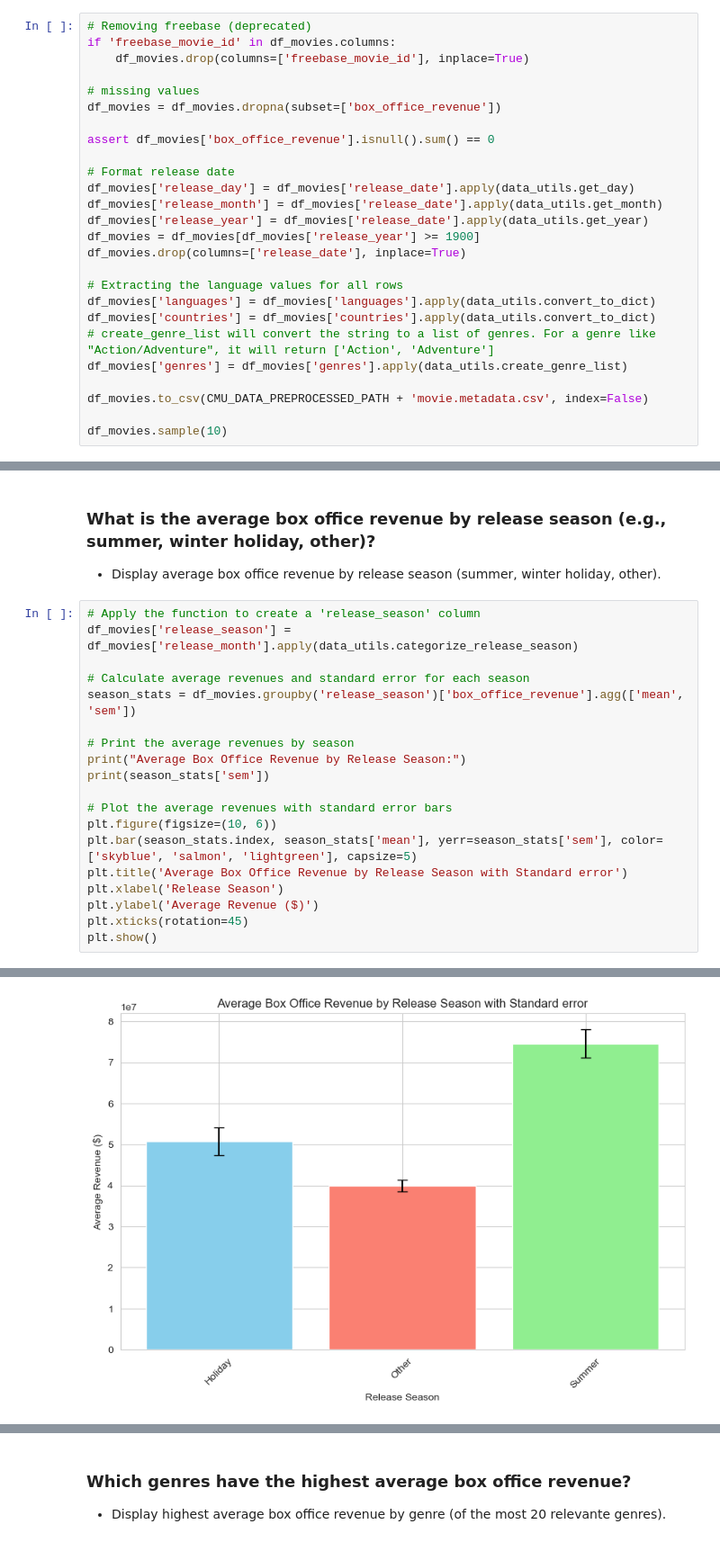
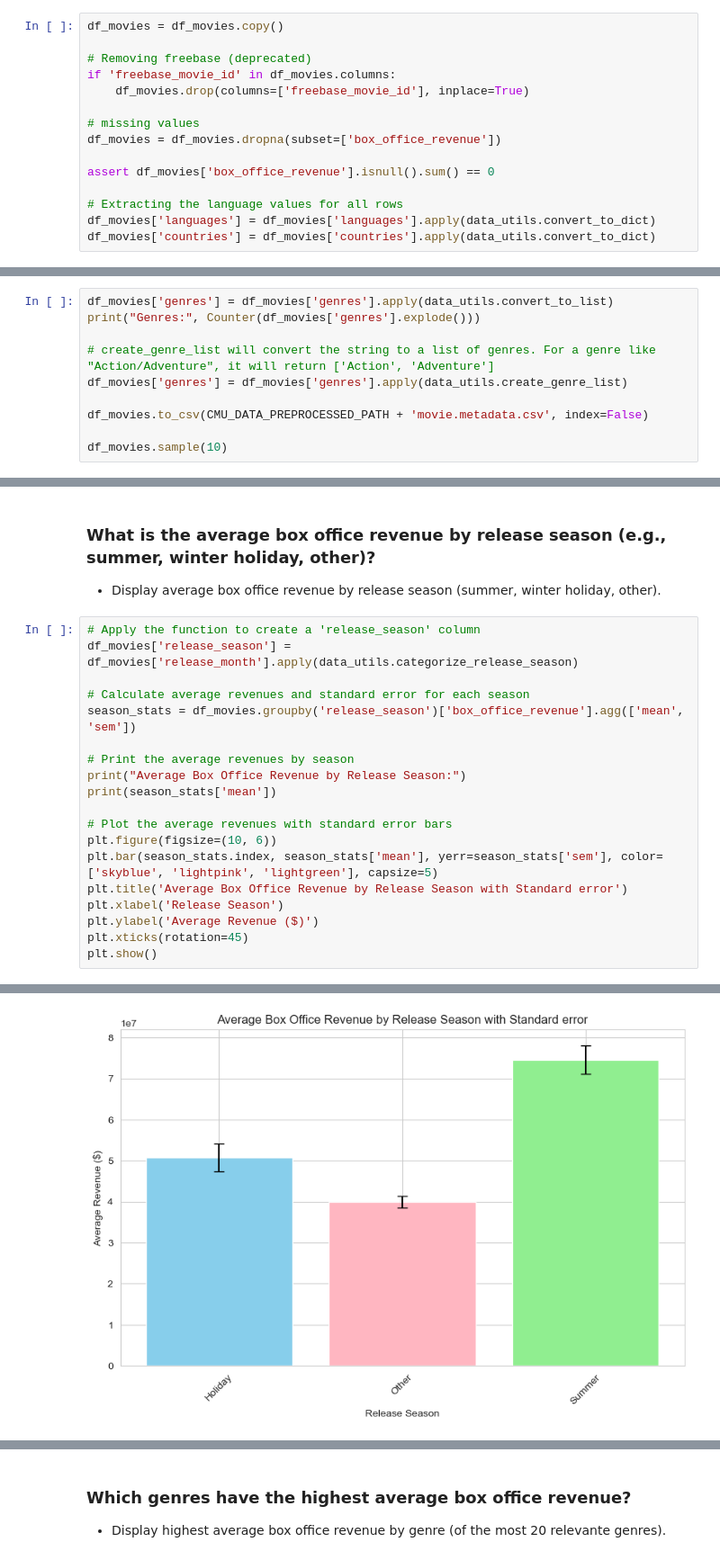
Before and after one commit to epfl-ada/ada-2024-project-awesometeam2024, a Jupyter notebook: results.ipynb, the cells around one changed output, grey strips where cells are left out. Shown at 90% size. Cells and saved outputs as stored; diff of their text form.

```diff
--- a/results.ipynb
+++ b/results.ipynb
@@ -163,4 +137,6 @@ Name: summary_length, dtype: float64
 # %%
+df_movies = df_movies.copy()
+
 # Removing freebase (deprecated)
 if 'freebase_movie_id' in df_movies.columns:
     df_movies.drop(columns=['freebase_movie_id'], inplace=True)
@@ -170,19 +146,6 @@ df_movies = df_movies.dropna(subset=['box_office_revenue'])
 
 assert df_movies['box_office_revenue'].isnull().sum() == 0
 
-# Format release date
-df_movies['release_day'] = df_movies['release_date'].apply(data_utils.get_day)
-df_movies['release_month'] = df_movies['release_date'].apply(data_utils.get_month)
-df_movies['release_year'] = df_movies['release_date'].apply(data_utils.get_year)
-df_movies = df_movies[df_movies['release_year'] >= 1900]
-df_movies.drop(columns=['release_date'], inplace=True)
-
 # Extracting the language values for all rows
 df_movies['languages'] = df_movies['languages'].apply(data_utils.convert_to_dict)
 df_movies['countries'] = df_movies['countries'].apply(data_utils.convert_to_dict)
-# create_genre_list will convert the string to a list of genres. For a genre like "Action/Adventure", it will return ['Action', 'Adventure']
-df_movies['genres'] = df_movies['genres'].apply(data_utils.create_genre_list)
-
-df_movies.to_csv(CMU_DATA_PREPROCESSED_PATH + 'movie.metadata.csv', index=False)
-
-df_movies.sample(10)
@@ -215,0 +178,10 @@ See the caveats in the documentation: https://pandas.pydata.org/pandas-docs/stab
+# %%
+df_movies['genres'] = df_movies['genres'].apply(data_utils.convert_to_list)
+print("Genres:", Counter(df_movies['genres'].explode()))
+
+# create_genre_list will convert the string to a list of genres. For a genre like "Action/Adventure", it will return ['Action', 'Adventure']
+df_movies['genres'] = df_movies['genres'].apply(data_utils.create_genre_list)
+
+df_movies.to_csv(CMU_DATA_PREPROCESSED_PATH + 'movie.metadata.csv', index=False)
+
+df_movies.sample(10)
@@ -267,11 +311,11 @@ season_stats = df_movies.groupby('release_season')['box_office_revenue'].agg(['m
 
 # Print the average revenues by season
 print("Average Box Office Revenue by Release Season:")
-print(season_stats['sem'])
+print(season_stats['mean'])
 
 # Plot the average revenues with standard error bars
 plt.figure(figsize=(10, 6))
-plt.bar(season_stats.index, season_stats['mean'], yerr=season_stats['sem'], color=['skyblue', 'salmon', 'lightgreen'], capsize=5)
+plt.bar(season_stats.index, season_stats['mean'], yerr=season_stats['sem'], color=['skyblue', 'lightpink', 'lightgreen'], capsize=5)
 plt.title('Average Box Office Revenue by Release Season with Standard error')
 plt.xlabel('Release Season')
 plt.ylabel('Average Revenue ($)')
@@ -287,4 +331,4 @@ Name: sem, dtype: float64
-[figure, old version]
+[figure, new version]
 # %% [markdown]
 #### Analysis of Average Box Office Revenue by Release Season
 
```
Also changed, not shown: parts of 38 cells of this notebook, 4 other files.
